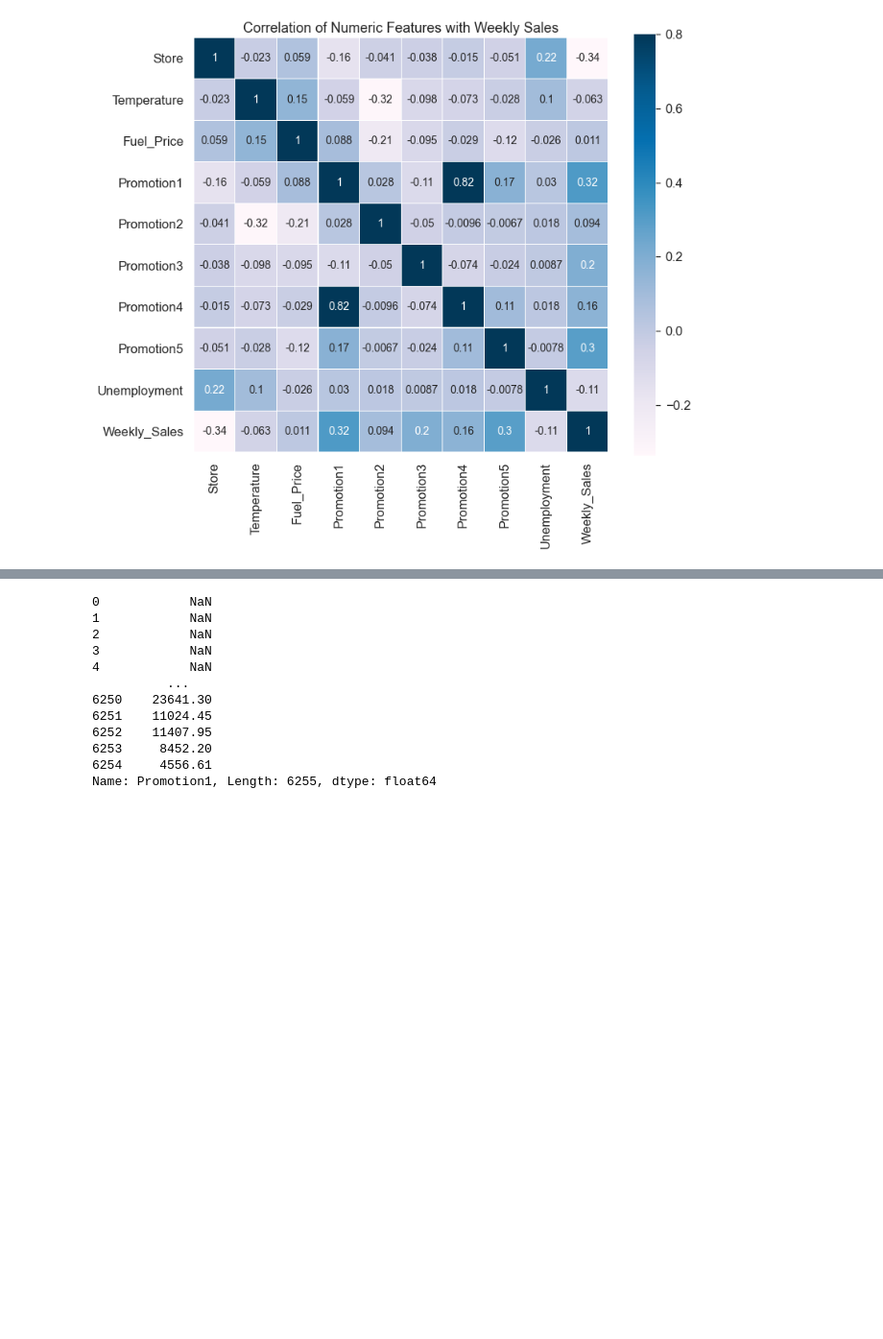
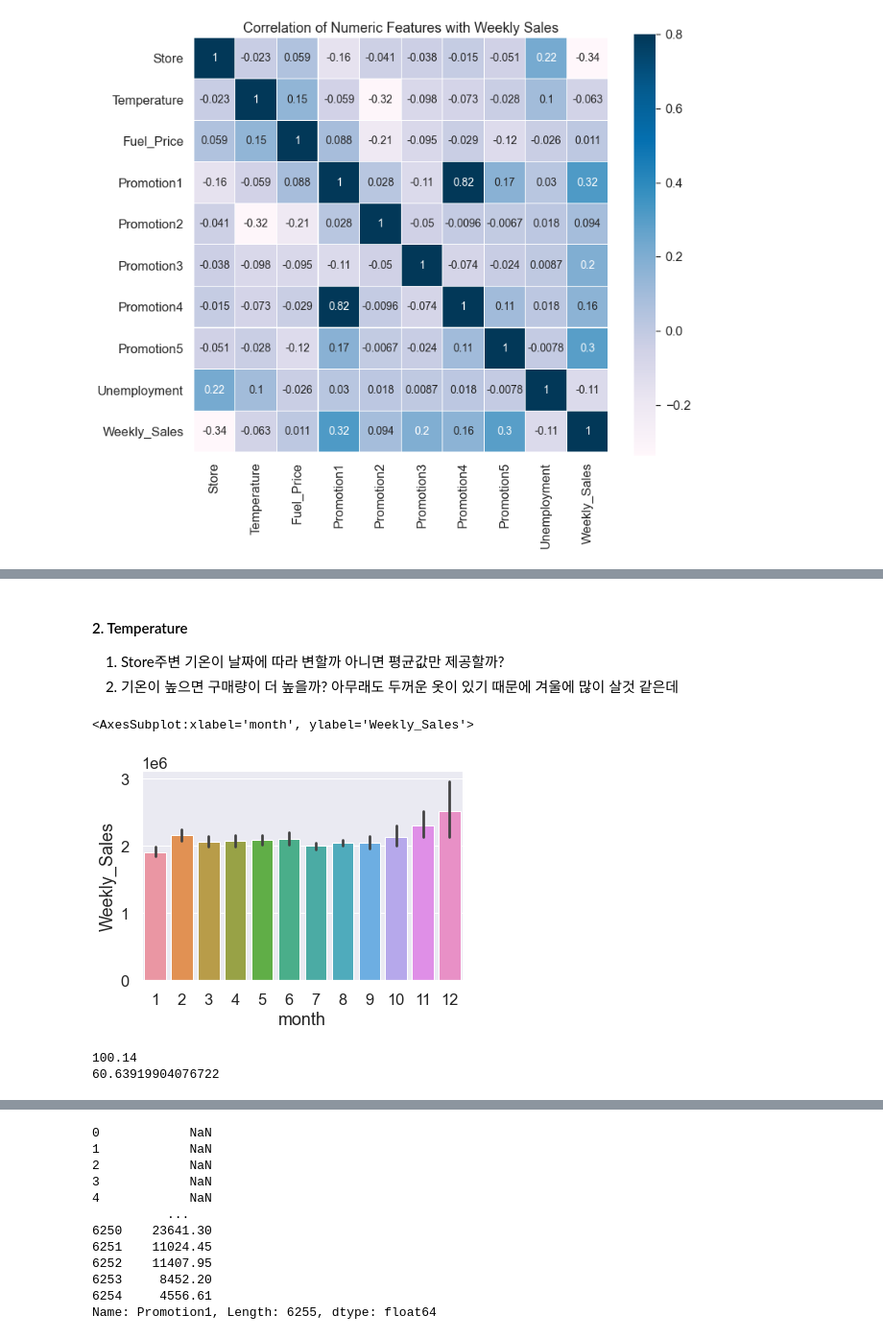
Before and after one commit to GayeonKimm/DS, a Jupyter notebook: 220714 shoppingmall_predict.ipynb, the cells around one changed output, grey strips where cells are left out. Shown at 96% size. Saved outputs shown, nothing was run; the diff lists cells and outputs as text; code cells hidden in the pictures; blank space fills up the shorter version.

```diff
--- a/220714 shoppingmall_predict.ipynb
+++ b/220714 shoppingmall_predict.ipynb
@@ -365,0 +458,18 @@ sns.heatmap(corr_data.corr(), vmax=.8, linewidths=0.1,square=True,annot=True,cma
+# %% [markdown]
+#### 2. Temperature
+1. Store주변 기온이 날짜에 따라 변할까 아니면 평균값만 제공할까?
+2. 기온이 높으면 구매량이 더 높을까? 아무래도 두꺼운 옷이 있기 때문에 겨울에 많이 살것 같은데
+# %%
+# 월에 따른 기온 변화
+sns.barplot(data = df_train[df_train['Store'] == 20], x = 'month', y = 'Weekly_Sales')
+# 차이가 있는거구만
+# 대체적으로 12월로 갈수록 판매량이 증가하긴 함
+# %% [output]
+<AxesSubplot:xlabel='month', ylabel='Weekly_Sales'>
+[figure, added]
+# %%
+print(df_train['Temperature'].max()) # 100도? 말이 되나요?
+print(df_train['Temperature'].mean())
+# %% [output]
+100.14
+60.63919904076722
```
Also changed, not shown: parts of 31 cells of this notebook.
